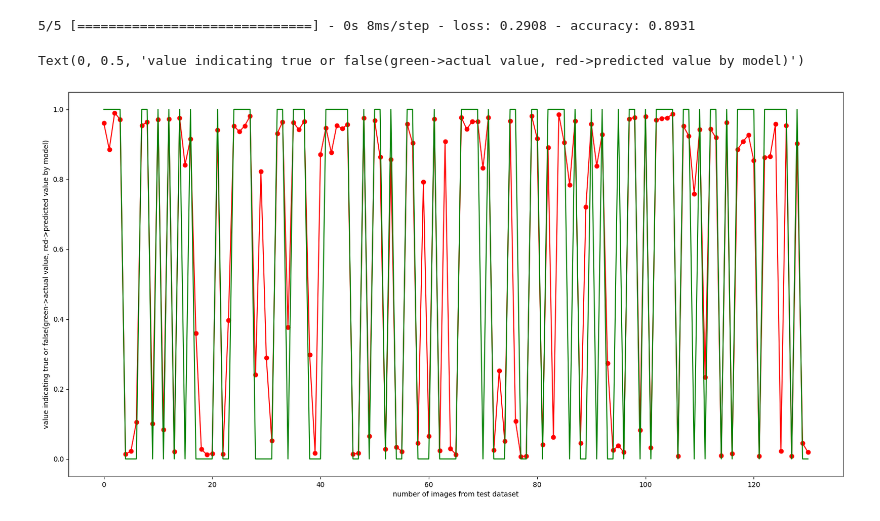
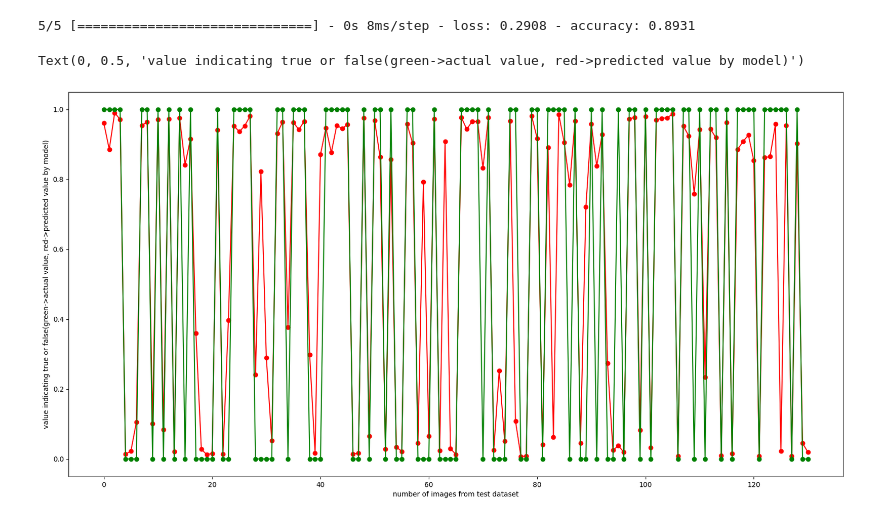
Before and after one commit to DBCooper200/project_dl, a Jupyter notebook: multi_layer_perceptron.ipynb, the cells around one changed output. Saved outputs shown, nothing was run; the diff lists cells and outputs as text; code cells hidden in the pictures.

```diff
--- a/multi_layer_perceptron.ipynb
+++ b/multi_layer_perceptron.ipynb
@@ -155,23 +155,23 @@ pred = model.evaluate(x_test, y_test)
 # %%
 y_test_predicted=[]
 for i in range(len(x_test)):
   res_test_imag = image.img_to_array(x_test[i])
   res_test_imag = np.expand_dims(res_test_imag, axis = 0)
   y_test_predicted.append(model.predict(res_test_imag,verbose=None))
 y_test_predicted=np.array(y_test_predicted)
 
 %matplotlib inline
 import matplotlib.pyplot as plt
 fig = plt.figure(figsize=(20.0,10.0))
 x_axis = len(x_test)
 y_test_predicted_flattened=y_test_predicted.ravel()
 y_test_flattened=y_test.ravel()
 plt.plot(y_test_predicted_flattened,marker='o',color='red')
-plt.plot(y_test_flattened,color='green');
+plt.plot(y_test_flattened,marker='o',color='green');
 plt.xlabel('number of images from test dataset')
 plt.ylabel("value indicating true or false(green->actual value, red->predicted value by model)")
 #green->actual value
 #red->predicted value by model
 # %% [output]
 Text(0, 0.5, 'value indicating true or false(green->actual value, red->predicted value by model)')
-[figure, old version]
+[figure, new version]
```
